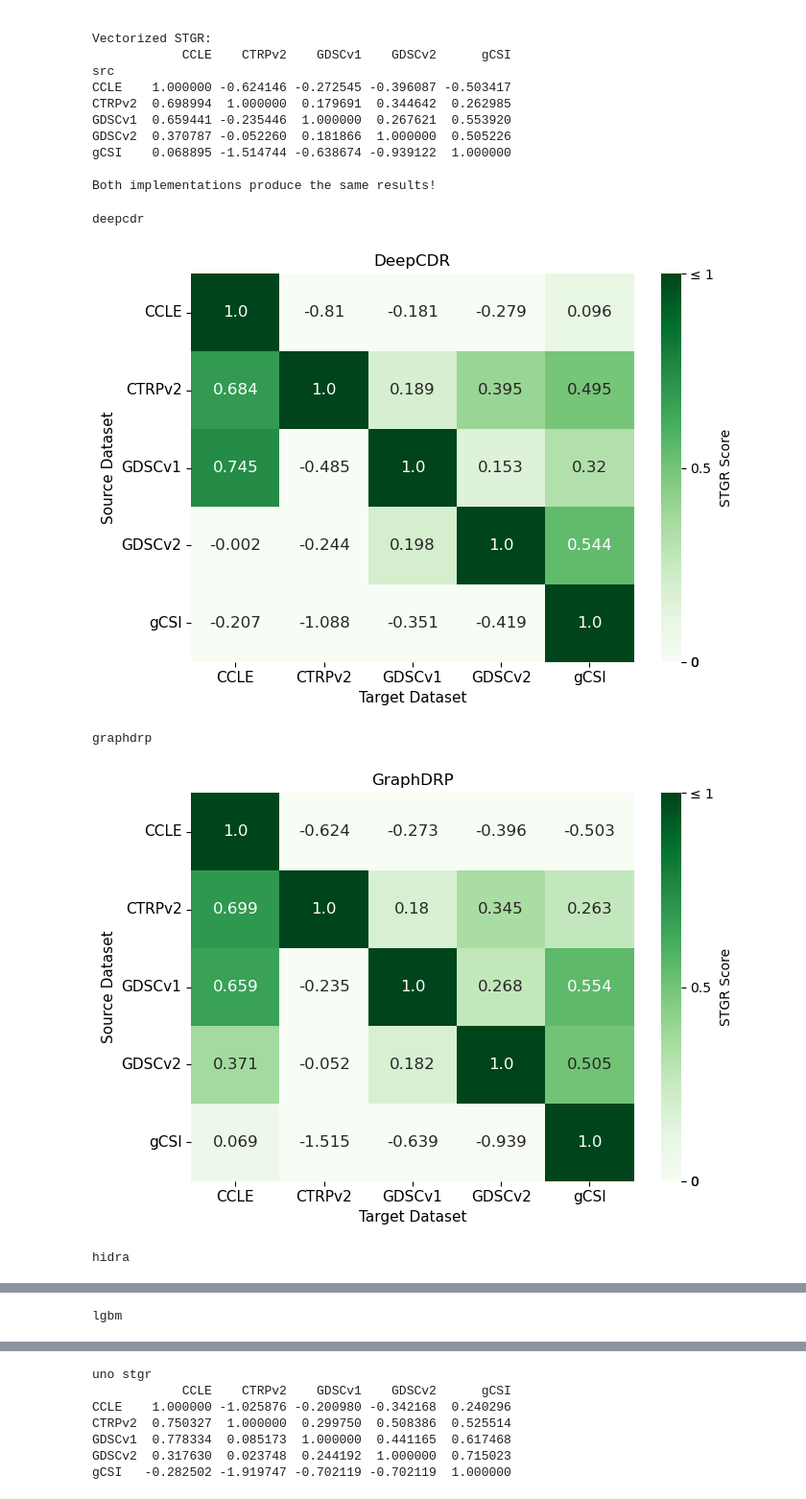
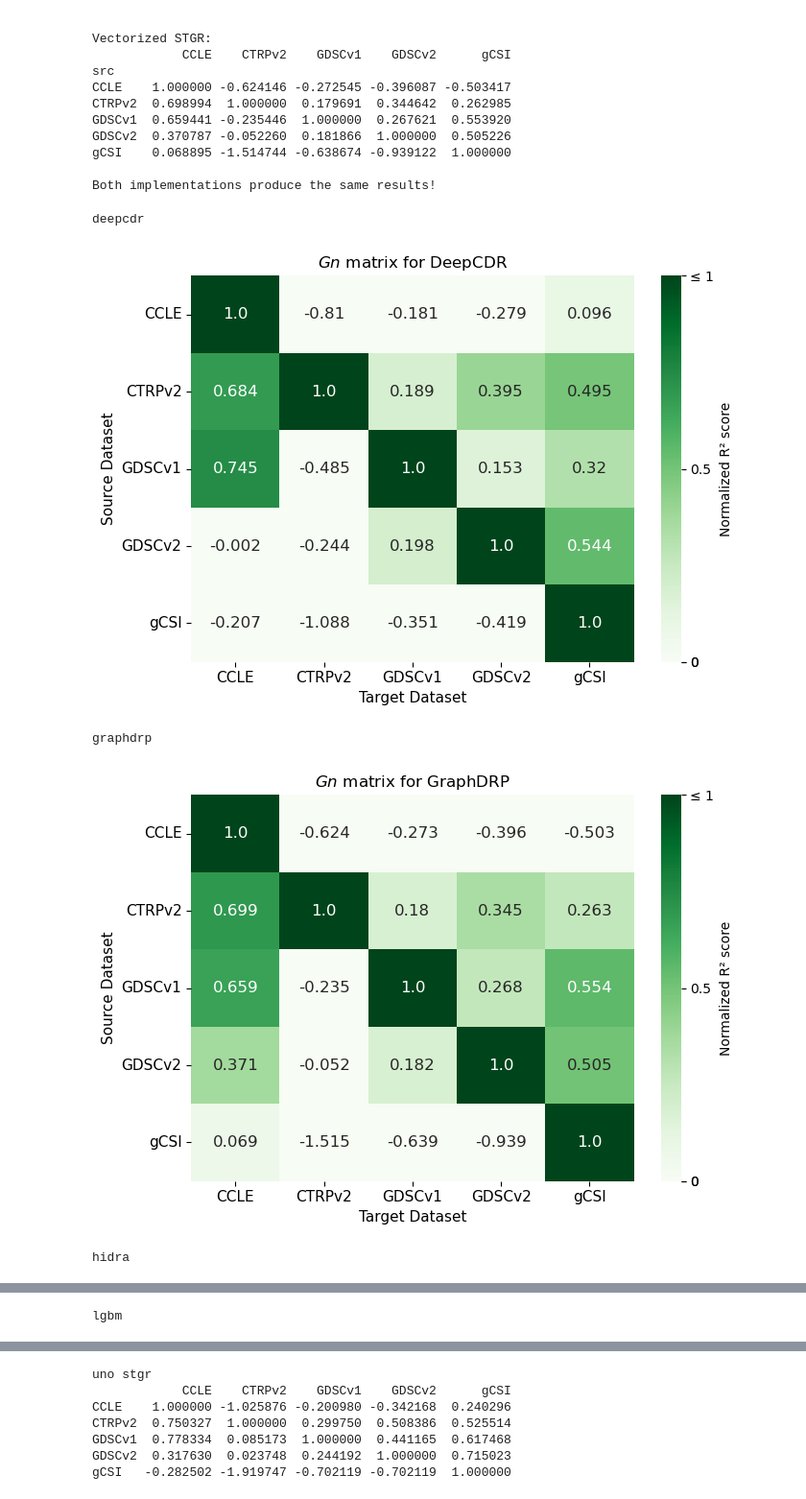
Before and after one commit to adpartin/cross-dataset-drp-paper, a Jupyter notebook: postprocess_plot.ipynb, the cells around one changed output, grey strips where cells are left out. Shown at 96% size. Drawn from its saved outputs; the diff is of its cells as text; code cells hidden in the pictures.

Commit message:
update plots

```diff
--- a/postprocess_plot.ipynb
+++ b/postprocess_plot.ipynb
@@ -312,7 +320,8 @@ for model_name in model_name_mapping.keys():
 
     utils.csa_heatmap(
         model_name=model_name,
-        metric_name=metric_name,
+        # metric_name=metric_name,
+        metric_name=f"{metrics_name_mapping[metric_name]}",
         csa_metric_name='G',
         scores_csa_data=scores_csa_data,
         std_csa_data=std_csa_data,
@@ -525,28 +535,31 @@ Both implementations produce the same results!
 # %%
 for model_name in model_name_mapping.keys():
     print(model_name)
 
     mean_csa_filename = f'{model_name}_{metric_name}_mean_csa_table.csv'
     scores_csa_data = pd.read_csv(filepath / datadir / mean_csa_filename, sep=',')
     scores_csa_data.set_index("src", inplace=True)
+    scores_csa_data.to_csv(input_for_llm_dir / f'{model_name}_{metric_name}_Gn_mean.csv') # Save csv for llm
     stgr = utils.compute_stgr_vectorized(scores_csa_data)
 
     utils.csa_heatmap(
         model_name=model_name,
-        metric_name="stgr",
+        # metric_name="stgr",
+        metric_name=f"Normalized {metrics_name_mapping[metric_name]}",
+        csa_metric_name="Gn",
         scores_csa_data=stgr,
         vmin=0,
         vmax=1,
         palette="Greens",
         outdir=outdir,
         decimal_digits=3,
         show=show_plot
     )
 
 del model_name, scores_csa_data, stgr
 # %% [output]
 deepcdr
-[figure, old version]
+[figure, new version]
 graphdrp
-[figure, old version]
+[figure, new version]
 hidra
```
Also changed, not shown: parts of 3 cells of this notebook, 1 other file.
